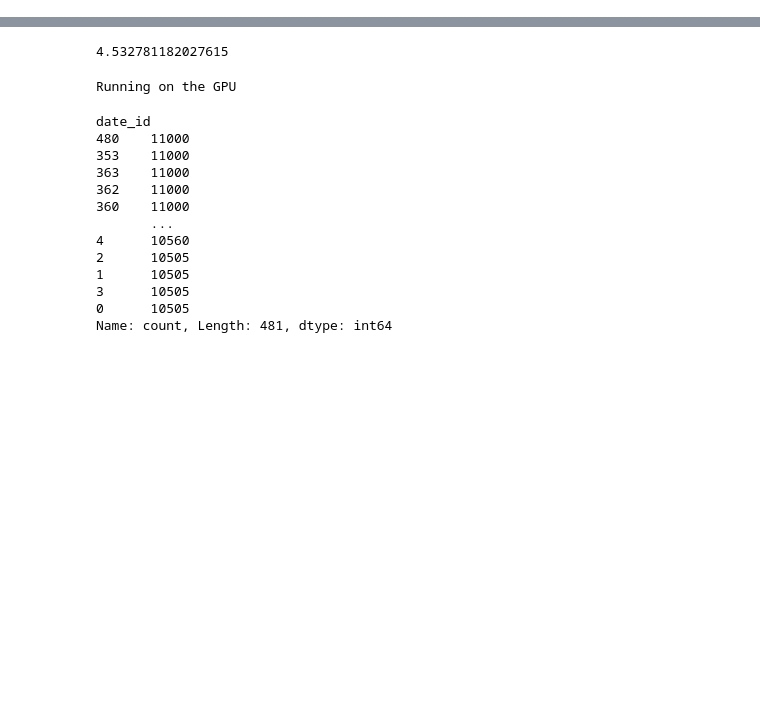
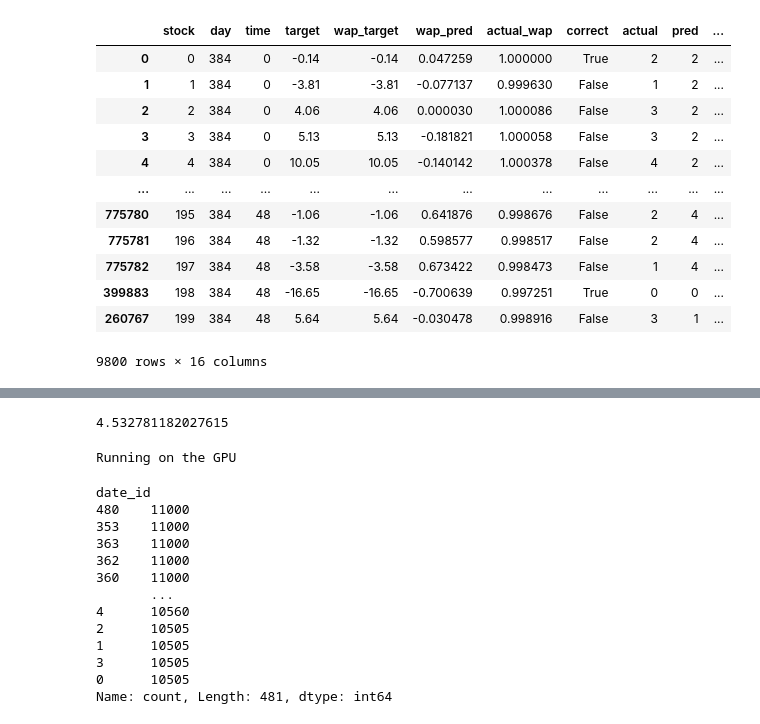
Before and after one commit to nickojelly/OptiverKaggle, a Jupyter notebook: Optiver_data_exp.ipynb, the cells around one changed output, grey strips where cells are left out. Saved outputs shown, nothing was run; the diff lists cells and outputs as text; code cells hidden in the pictures; blank space fills up the shorter version.

```diff
--- a/Optiver_data_exp.ipynb
+++ b/Optiver_data_exp.ipynb
@@ -32,0 +57,16 @@ val_data
+# %%
+val_data[val_data['day']==384]
+# %% [output]
+|  | stock | day | time | target | wap_target | wap_pred | actual_wap | correct | actual | pred | ... |
+| 0 | 0 | 384 | 0 | -0.14 | -0.14 | 0.047259 | 1.000000 | True | 2 | 2 | ... |
+| 1 | 1 | 384 | 0 | -3.81 | -3.81 | -0.077137 | 0.999630 | False | 1 | 2 | ... |
+| 2 | 2 | 384 | 0 | 4.06 | 4.06 | 0.000030 | 1.000086 | False | 3 | 2 | ... |
+| 3 | 3 | 384 | 0 | 5.13 | 5.13 | -0.181821 | 1.000058 | False | 3 | 2 | ... |
+| 4 | 4 | 384 | 0 | 10.05 | 10.05 | -0.140142 | 1.000378 | False | 4 | 2 | ... |
+| ... | ... | ... | ... | ... | ... | ... | ... | ... | ... | ... | ... |
+| 775780 | 195 | 384 | 48 | -1.06 | -1.06 | 0.641876 | 0.998676 | False | 2 | 4 | ... |
+| 775781 | 196 | 384 | 48 | -1.32 | -1.32 | 0.598577 | 0.998517 | False | 2 | 4 | ... |
+| 775782 | 197 | 384 | 48 | -3.58 | -3.58 | 0.673422 | 0.998473 | False | 1 | 4 | ... |
+| 399883 | 198 | 384 | 48 | -16.65 | -16.65 | -0.700639 | 0.997251 | True | 0 | 0 | ... |
+| 260767 | 199 | 384 | 48 | 5.64 | 5.64 | -0.030478 | 0.998916 | False | 3 | 1 | ... |
+9800 rows × 16 columns
```
Also changed, not shown: parts of 18 cells of this notebook, 4 other files.
